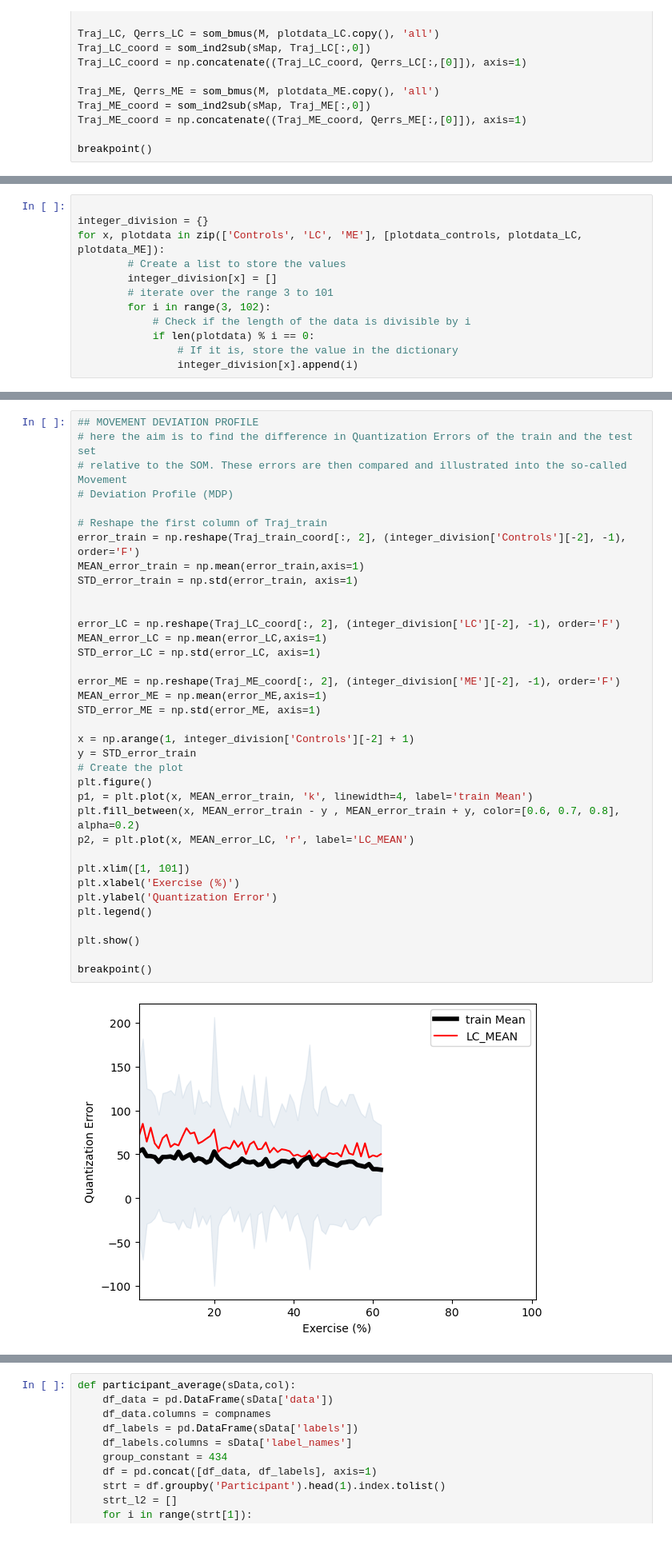
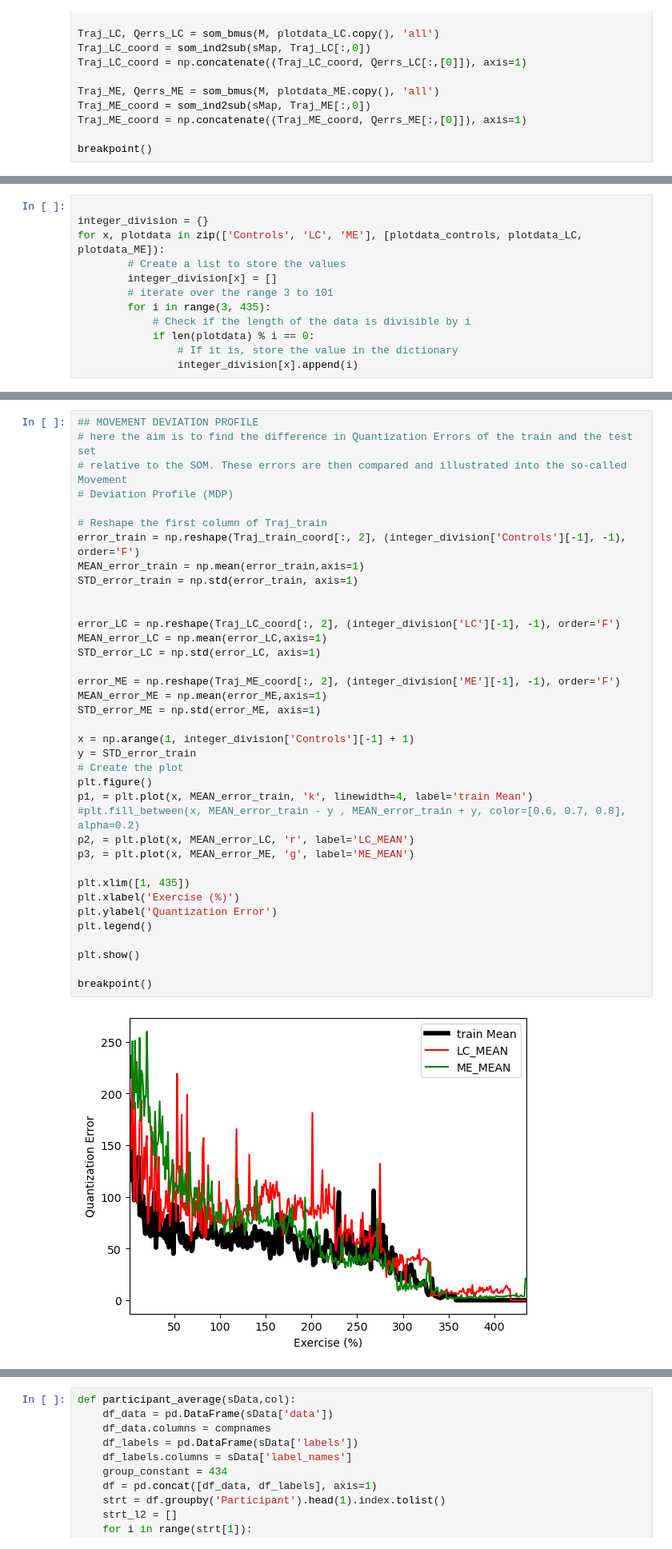
Before and after one commit to githubtijn2002/Thesis, a Jupyter notebook: 3_prepatory.ipynb, the cells around one changed output, grey strips where cells are left out. Shown at 80% size. Saved outputs shown, nothing was run; the diff lists cells and outputs as text.

```diff
--- a/3_prepatory.ipynb
+++ b/3_prepatory.ipynb
@@ -160,7 +160,7 @@ for x, plotdata in zip(['Controls', 'LC', 'ME'], [plotdata_controls, plotdata_LC
         # Create a list to store the values
         integer_division[x] = []
         # iterate over the range 3 to 101
-        for i in range(3, 102):
+        for i in range(3, 435):
             # Check if the length of the data is divisible by i
             if len(plotdata) % i == 0:
                 # If it is, store the value in the dictionary
@@ -233,37 +261,38 @@ for i in integer_division.keys():
 ## MOVEMENT DEVIATION PROFILE
 # here the aim is to find the difference in Quantization Errors of the train and the test set
 # relative to the SOM. These errors are then compared and illustrated into the so-called Movement
 # Deviation Profile (MDP)
 
 # Reshape the first column of Traj_train
-error_train = np.reshape(Traj_train_coord[:, 2], (integer_division['Controls'][-2], -1), order='F')
+error_train = np.reshape(Traj_train_coord[:, 2], (integer_division['Controls'][-1], -1), order='F')
 MEAN_error_train = np.mean(error_train,axis=1)
 STD_error_train = np.std(error_train, axis=1)
 
 
-error_LC = np.reshape(Traj_LC_coord[:, 2], (integer_division['LC'][-2], -1), order='F')
+error_LC = np.reshape(Traj_LC_coord[:, 2], (integer_division['LC'][-1], -1), order='F')
 MEAN_error_LC = np.mean(error_LC,axis=1)
 STD_error_LC = np.std(error_LC, axis=1)
 
-error_ME = np.reshape(Traj_ME_coord[:, 2], (integer_division['ME'][-2], -1), order='F')
+error_ME = np.reshape(Traj_ME_coord[:, 2], (integer_division['ME'][-1], -1), order='F')
 MEAN_error_ME = np.mean(error_ME,axis=1)
 STD_error_ME = np.std(error_ME, axis=1)
 
-x = np.arange(1, integer_division['Controls'][-2] + 1)
+x = np.arange(1, integer_division['Controls'][-1] + 1)
 y = STD_error_train
 # Create the plot
 plt.figure()
 p1, = plt.plot(x, MEAN_error_train, 'k', linewidth=4, label='train Mean')
-plt.fill_between(x, MEAN_error_train - y , MEAN_error_train + y, color=[0.6, 0.7, 0.8], alpha=0.2)
+#plt.fill_between(x, MEAN_error_train - y , MEAN_error_train + y, color=[0.6, 0.7, 0.8], alpha=0.2)
 p2, = plt.plot(x, MEAN_error_LC, 'r', label='LC_MEAN')
+p3, = plt.plot(x, MEAN_error_ME, 'g', label='ME_MEAN')
 
-plt.xlim([1, 101])
+plt.xlim([1, 435])
 plt.xlabel('Exercise (%)')
 plt.ylabel('Quantization Error')
 plt.legend()
 
 plt.show()
 
 breakpoint()
 # %% [output]
-[figure, old version]
+[figure, new version]
```
Also changed, not shown: parts of 16 cells of this notebook, 2 other files.
